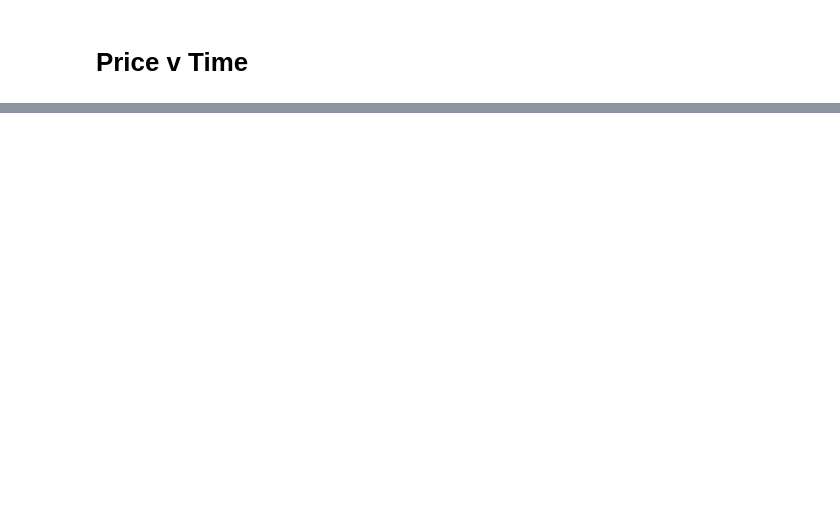
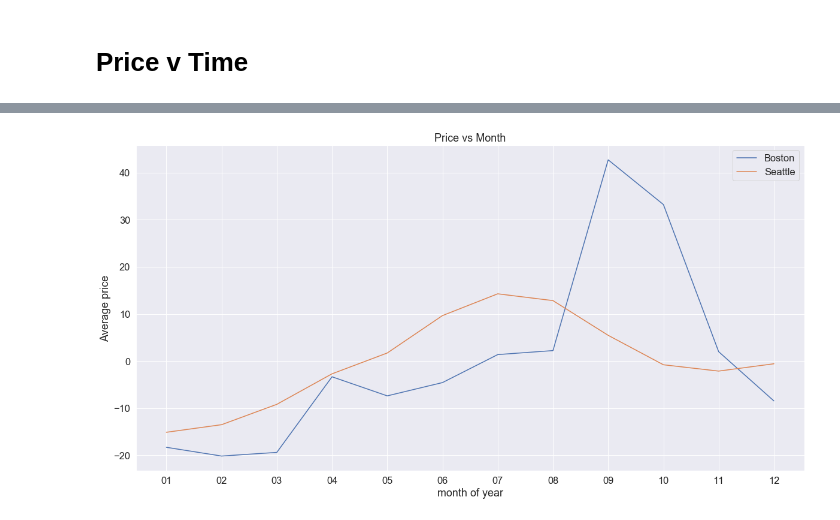
Before and after one commit to mahtani89/Udactiy_Project1, a Jupyter notebook: Comparison.ipynb, the cells around one changed output, grey strips where cells are left out. Saved outputs shown, nothing was run; the diff lists cells and outputs as text; code cells hidden in the pictures; blank space fills up the shorter version.

```diff
--- a/Comparison.ipynb
+++ b/Comparison.ipynb
@@ -78,0 +85,19 @@ fig.savefig('price_time.png')
+# %%
+
+date_price_Boston_df['month'] = pd.to_datetime(date_price_Boston_df['new_date']).dt.strftime('%m')
+
+
+date_price_Seattle_df['month'] = pd.to_datetime(date_price_Seattle_df['new_date']).dt.strftime('%m')
+
+monthly_boston = round(date_price_Boston_df.groupby(date_price_Boston_df['month'])['new_price'].mean(),2).to_frame().reset_index(level=['month'])
+monthly_boston = monthly_boston.rename(columns={"new_price": "new_price_boston"})
+monthly_boston['new_price_boston_sub_mean'] = round(monthly_boston['new_price_boston'] - np.mean(monthly_boston['new_price_boston']),2)
+monthly_boston = monthly_boston.drop('new_price_boston',axis = 1)
+
+monthly_seattle = round(date_price_Seattle_df.groupby(date_price_Seattle_df['month'])['new_price'].mean(),2).to_frame().reset_index(level=['month'])
+monthly_seattle = monthly_seattle.rename(columns={"new_price": "new_price_seattle"}).drop('month', axis=1)
+monthly_seattle['new_price_seattle_sub_mean'] = round(monthly_seattle['new_price_seattle'] - np.mean(monthly_seattle['new_price_seattle']),2)
+monthly_seattle = monthly_seattle.drop('new_price_seattle', axis = 1)
+# %%
+prices = pd.concat([monthly_boston, monthly_seattle], axis=1)
+prices
@@ -78,0 +118,16 @@ fig.savefig('price_time.png')
+# %%
+fig, ax = plt.subplots(figsize=(20,10))
+
+sns.lineplot(x='month', y='new_price_boston_sub_mean', data=prices)
+sns.lineplot(x='month', y='new_price_seattle_sub_mean', data=prices)
+ax.set(xlabel='month of year', ylabel='Average price')
+
+
+
+
+plt.title('Price vs Month')
+plt.legend(labels=['Boston','Seattle'])
+
+plt.show();
+# %% [output]
+[figure, added]
```
Also changed, not shown: parts of 5 cells of this notebook, 4 other files.
